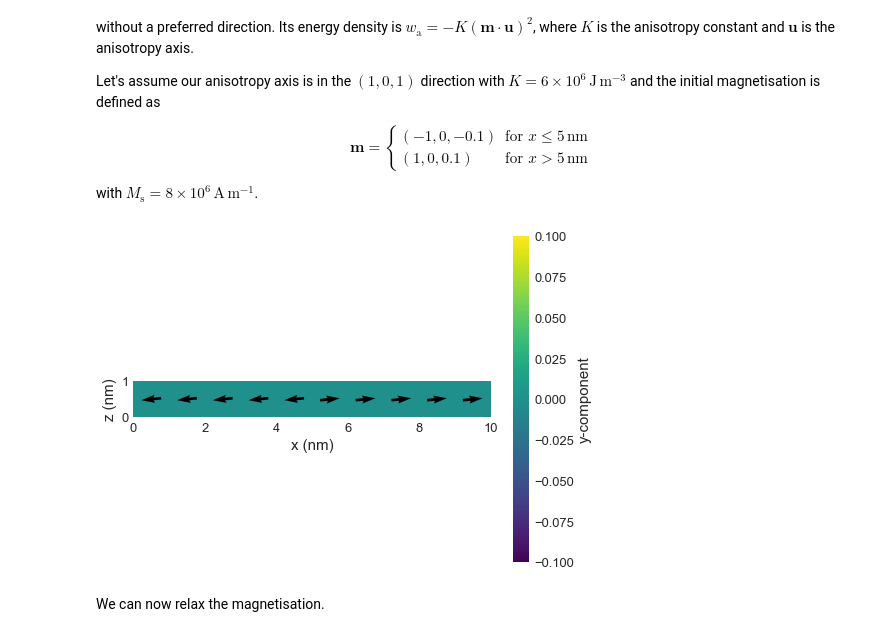
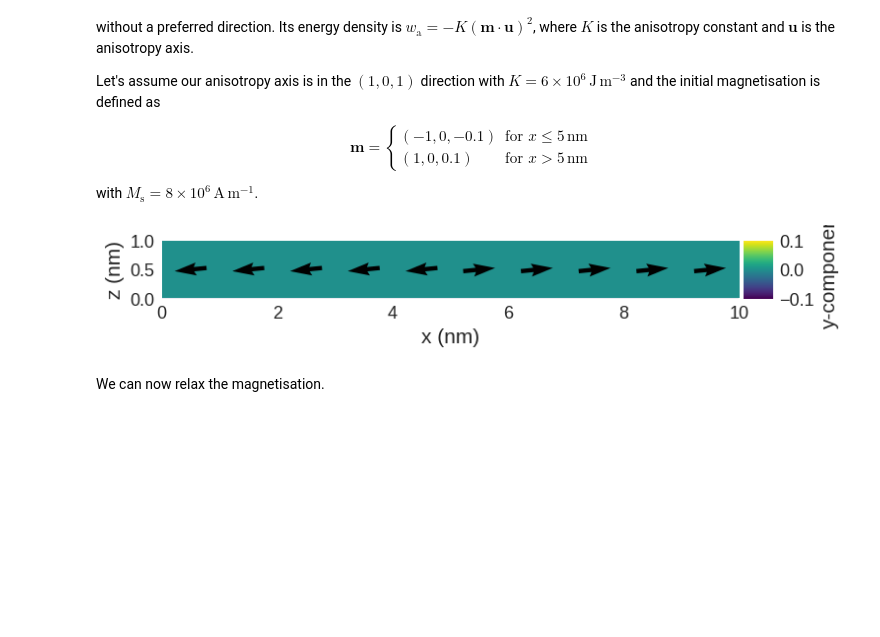
Before and after one commit to ubermag/tutorials, a Jupyter notebook: getting-started/energy-equation.ipynb, the cells around one changed output. Cells and saved outputs as stored; diff of their text form; code cells hidden in the pictures; blank space fills up the shorter version.

```diff
--- a/getting-started/energy-equation.ipynb
+++ b/getting-started/energy-equation.ipynb
@@ -76,19 +72,19 @@ with $M_\text{s} = 8 \times 10^{6} \,\text{A}\,\text{m}^{-1}$.
 # %%
 system = mm.System(name='uniaxial_anisotropy')
 system.energy = mm.UniaxialAnisotropy(K=6e6, u=(1, 0, 1))
 
 def m_initial(pos):
     x, y, z = pos
     if x <= 5e-9:
         return (-1, 0, -0.1)
     else:
         return (1, 0, 0.1)
 
-system.m = df.Field(mesh, dim=3, value=m_initial, norm=Ms)
+system.m = df.Field(mesh, nvdim=3, value=m_initial, norm=Ms)
 
-system.m.plane('y').mpl()
+system.m.sel('y').mpl()
 # %% [output]
-[figure, old version]
+[figure, new version]
 # %% [markdown]
 We can now relax the magnetisation.
 # %%
```
Also changed, not shown: parts of 18 cells of this notebook.
